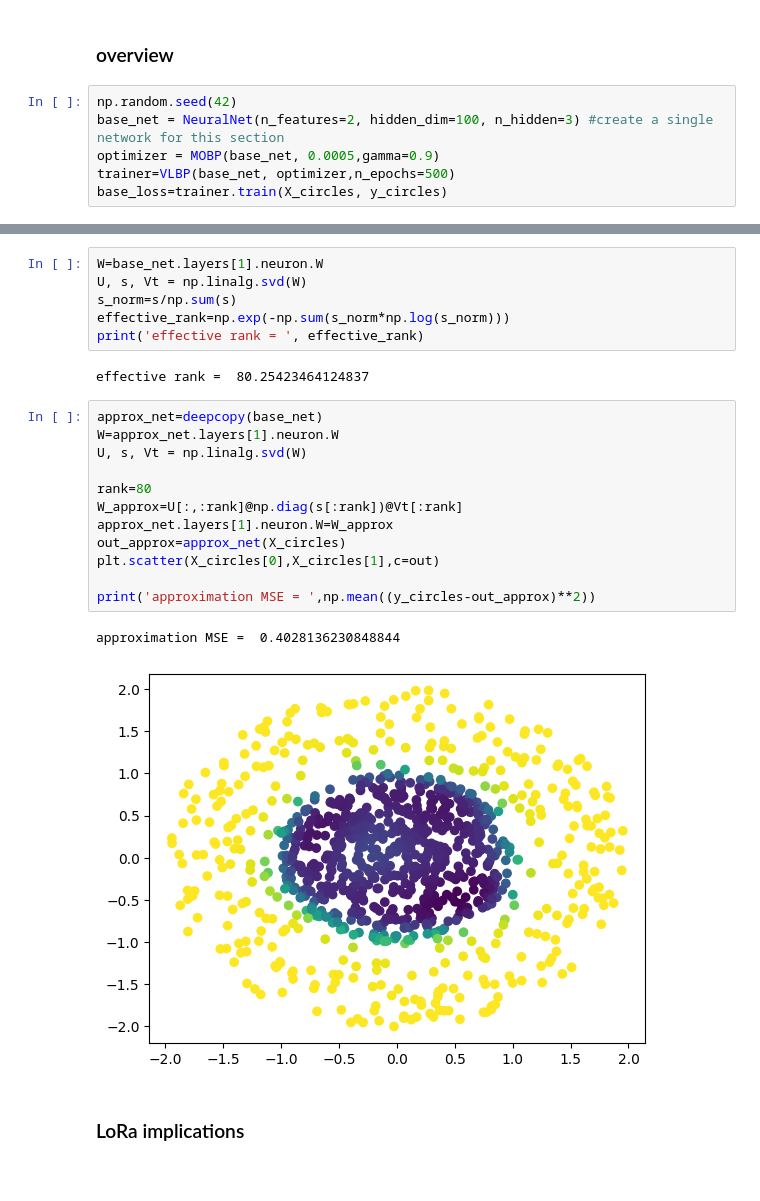
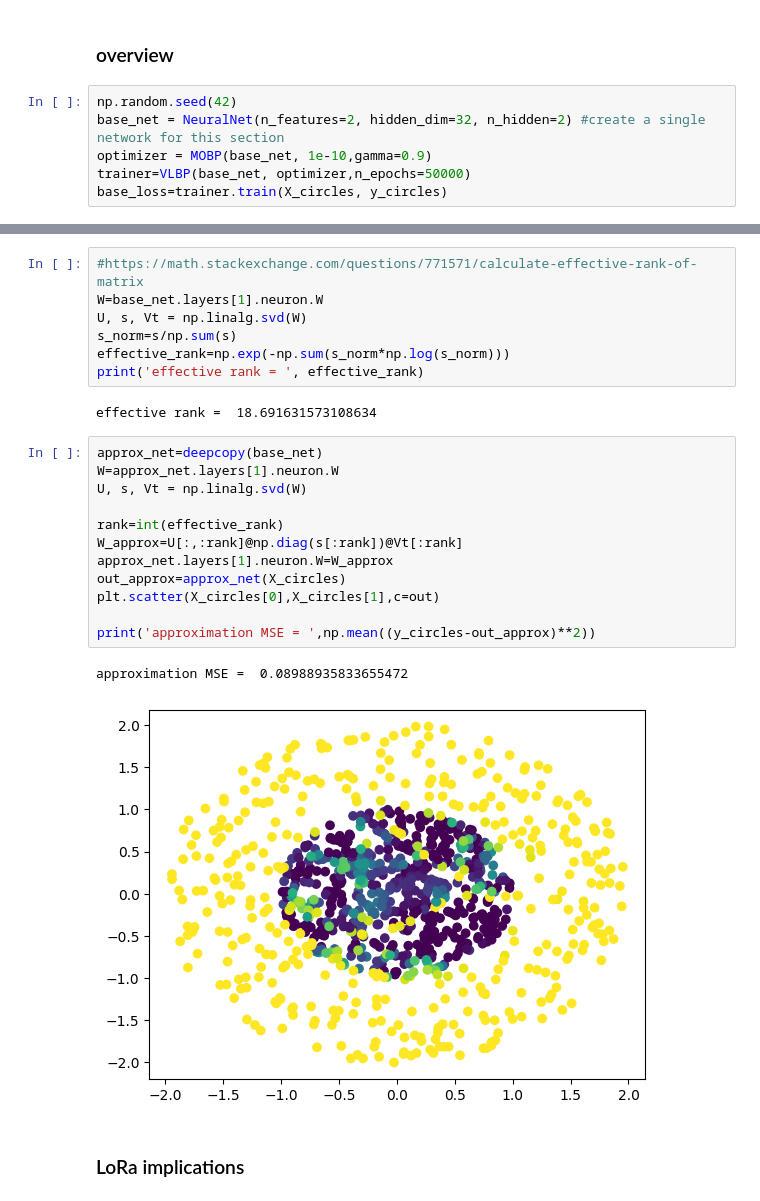
Before and after one commit to brouser2001/mae-5733, a Jupyter notebook: final/final_w_solns.ipynb, the cells around one changed output, grey strips where cells are left out. Drawn from its saved outputs; the diff is of its cells as text.

Commit message:
tuned svd section

```diff
--- a/final/final_w_solns.ipynb
+++ b/final/final_w_solns.ipynb
@@ -942,9 +943,9 @@ print(count_lora_params(lora_net))
 ### overview
 # %%
 np.random.seed(42)
-base_net = NeuralNet(n_features=2, hidden_dim=100, n_hidden=3) #create a single network for this section
-optimizer = MOBP(base_net, 0.0005,gamma=0.9)
-trainer=VLBP(base_net, optimizer,n_epochs=500)
+base_net = NeuralNet(n_features=2, hidden_dim=32, n_hidden=2) #create a single network for this section
+optimizer = MOBP(base_net, 1e-10,gamma=0.9)
+trainer=VLBP(base_net, optimizer,n_epochs=50000)
 base_loss=trainer.train(X_circles, y_circles)
 # %%
 plt.plot(np.array(base_loss).flatten())
@@ -1047,26 +1051,27 @@ approximation MSE =  0.10607268967764423
 # %%
+#https://math.stackexchange.com/questions/771571/calculate-effective-rank-of-matrix
 W=base_net.layers[1].neuron.W
 U, s, Vt = np.linalg.svd(W)
 s_norm=s/np.sum(s)
 effective_rank=np.exp(-np.sum(s_norm*np.log(s_norm)))
 print('effective rank = ', effective_rank)
 # %% [output]
-effective rank =  80.25423464124837
+effective rank =  18.691631573108634
 # %%
 approx_net=deepcopy(base_net)
 W=approx_net.layers[1].neuron.W
 U, s, Vt = np.linalg.svd(W)
 
-rank=80
+rank=int(effective_rank)
 W_approx=U[:,:rank]@np.diag(s[:rank])@Vt[:rank]
 approx_net.layers[1].neuron.W=W_approx
 out_approx=approx_net(X_circles)
 plt.scatter(X_circles[0],X_circles[1],c=out)
 
 print('approximation MSE = ',np.mean((y_circles-out_approx)**2))
 # %% [output]
-approximation MSE =  0.4028136230848844
+approximation MSE =  0.08988935833655472
-[figure, old version]
+[figure, new version]
 # %% [markdown]
 ### LoRa implications
 # %%
```
Also changed, not shown: parts of 23 cells of this notebook, 1 other file.
